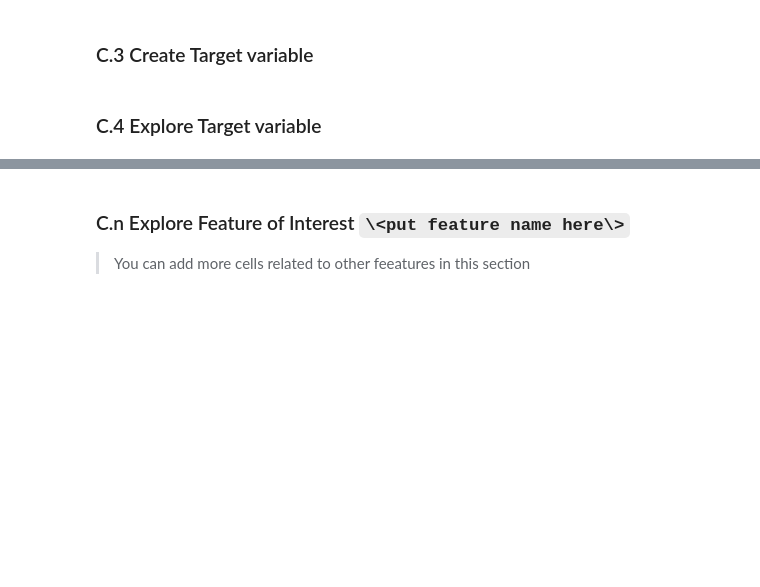
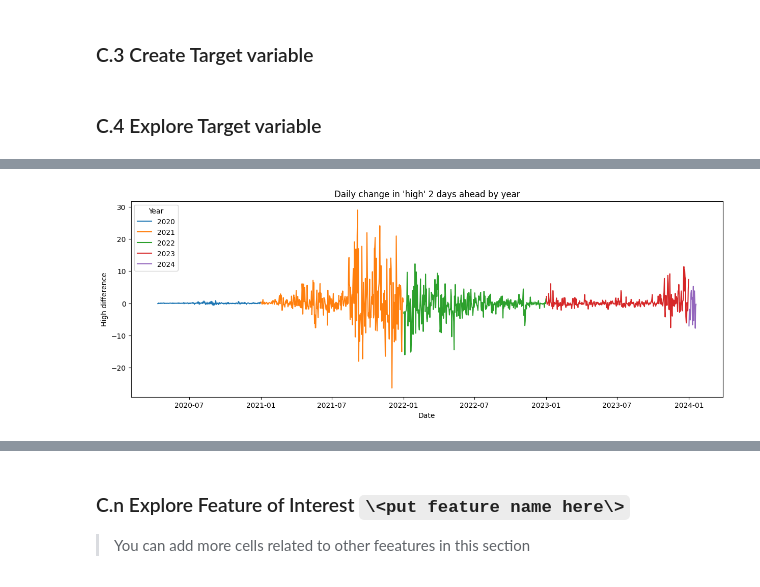
Before and after one commit to KittituchW/crypto-forecast-ml-research, a Jupyter notebook: notebooks/36120-25SP-AT3-group_13-25552249.ipynb, the cells around one changed output, grey strips where cells are left out. Saved outputs shown, nothing was run; the diff lists cells and outputs as text; code cells hidden in the pictures; blank space fills up the shorter version.

```diff
--- a/notebooks/36120-25SP-AT3-group_13-25552249.ipynb
+++ b/notebooks/36120-25SP-AT3-group_13-25552249.ipynb
@@ -89,0 +441,17 @@ target_name = ''
+# %%
+# Calculate daily difference if not already done
+train_df['high_diff'] = train_df['high_2d_ahead'].diff()
+
+plt.figure(figsize=(15, 5))
+
+# Loop through each year and plot with a different color
+for year, group in train_df.groupby('year'):
+    plt.plot(group['timeOpen'], group['high_diff'], label=str(year))
+
+plt.title("Daily change in 'high' 2 days ahead by year")
+plt.xlabel("Date")
+plt.ylabel("High difference")
+plt.legend(title="Year")
+plt.show()
+# %% [output]
+[figure, added]
```
Also changed, not shown: parts of 99 cells of this notebook, 2 other files.
